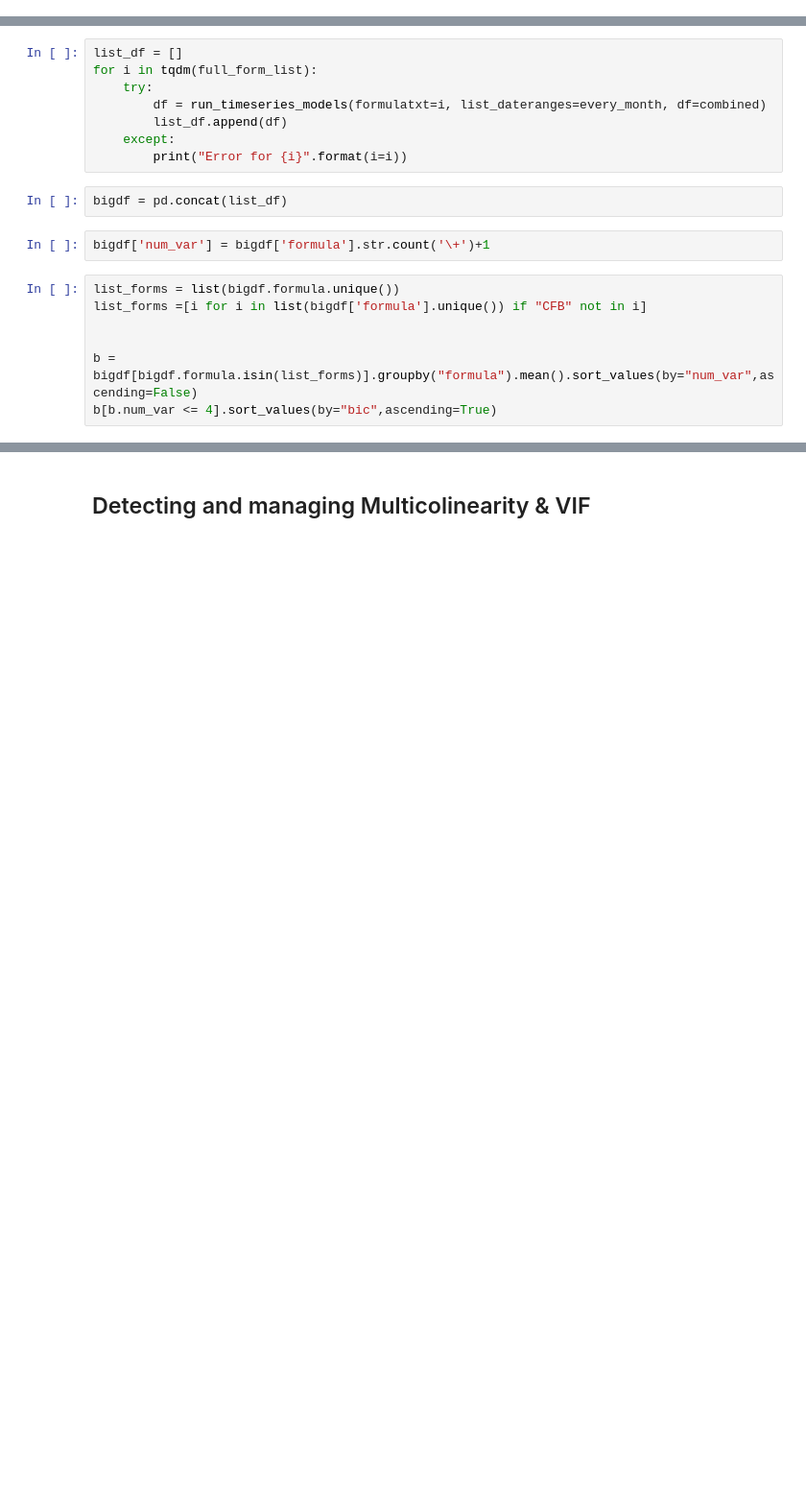
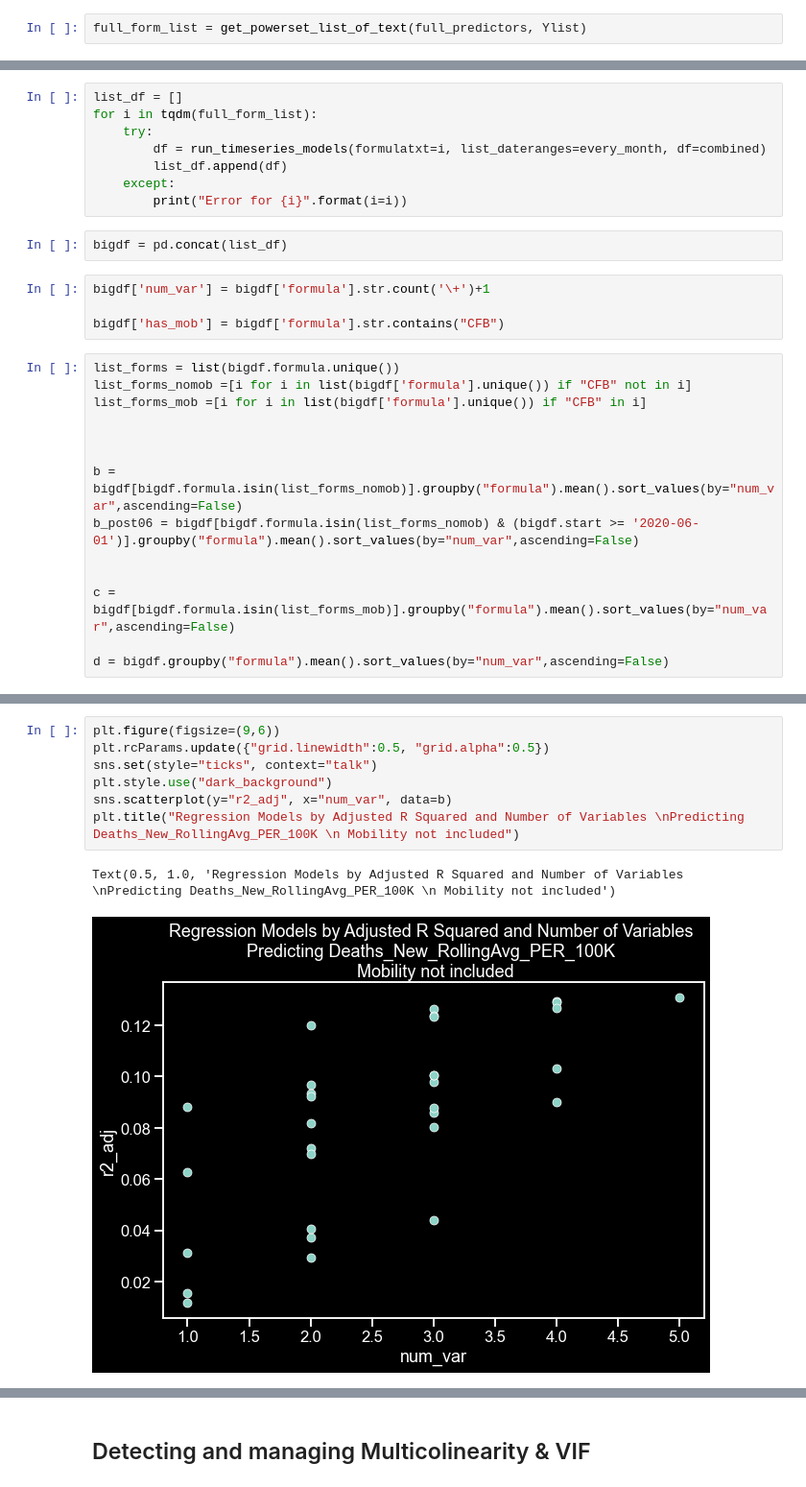
Before and after one commit to pballent/hia-covid, a Jupyter notebook: hia_covid_python_exploration/Combined_COVID_Analytics.ipynb, the cells around one changed output, grey strips where cells are left out. Shown at 96% size. Saved outputs shown, nothing was run; the diff lists cells and outputs as text; blank space fills up the shorter version.

```diff
--- a/hia_covid_python_exploration/Combined_COVID_Analytics.ipynb
+++ b/hia_covid_python_exploration/Combined_COVID_Analytics.ipynb
@@ -604,0 +516,2 @@ full_form_list[0:5]
+# %%
+full_form_list = get_powerset_list_of_text(full_predictors, Ylist)
@@ -614,10 +529,19 @@ for i in tqdm(full_form_list):
 bigdf = pd.concat(list_df)
 # %%
 bigdf['num_var'] = bigdf['formula'].str.count('\+')+1
+
+bigdf['has_mob'] = bigdf['formula'].str.contains("CFB")
 # %%
 list_forms = list(bigdf.formula.unique())
-list_forms =[i for i in list(bigdf['formula'].unique()) if "CFB" not in i]
+list_forms_nomob =[i for i in list(bigdf['formula'].unique()) if "CFB" not in i]
+list_forms_mob =[i for i in list(bigdf['formula'].unique()) if "CFB" in i]
 
 
-b = bigdf[bigdf.formula.isin(list_forms)].groupby("formula").mean().sort_values(by="num_var",ascending=False)
-b[b.num_var <= 4].sort_values(by="bic",ascending=True)
+
+b = bigdf[bigdf.formula.isin(list_forms_nomob)].groupby("formula").mean().sort_values(by="num_var",ascending=False)
+b_post06 = bigdf[bigdf.formula.isin(list_forms_nomob) & (bigdf.start >= '2020-06-01')].groupby("formula").mean().sort_values(by="num_var",ascending=False)
+
+
+c = bigdf[bigdf.formula.isin(list_forms_mob)].groupby("formula").mean().sort_values(by="num_var",ascending=False)
+
+d = bigdf.groupby("formula").mean().sort_values(by="num_var",ascending=False)
@@ -670,0 +569,10 @@ bigdf[bigdf.formula.isin(list_forms)]
+# %%
+plt.figure(figsize=(9,6))
+plt.rcParams.update({"grid.linewidth":0.5, "grid.alpha":0.5})
+sns.set(style="ticks", context="talk")
+plt.style.use("dark_background")
+sns.scatterplot(y="r2_adj", x="num_var", data=b)
+plt.title("Regression Models by Adjusted R Squared and Number of Variables \nPredicting Deaths_New_RollingAvg_PER_100K \n Mobility not included")
+# %% [output]
+Text(0.5, 1.0, 'Regression Models by Adjusted R Squared and Number of Variables \nPredicting Deaths_New_RollingAvg_PER_100K \n Mobility not included')
+[figure, added]
```
Also changed, not shown: parts of 60 cells of this notebook, 2 other files.
